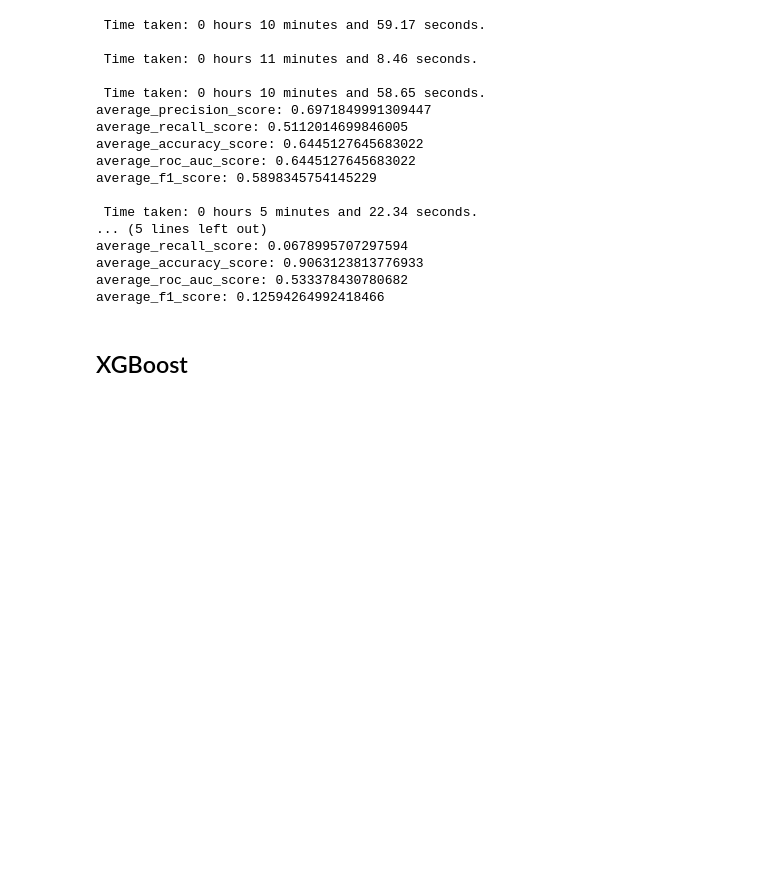
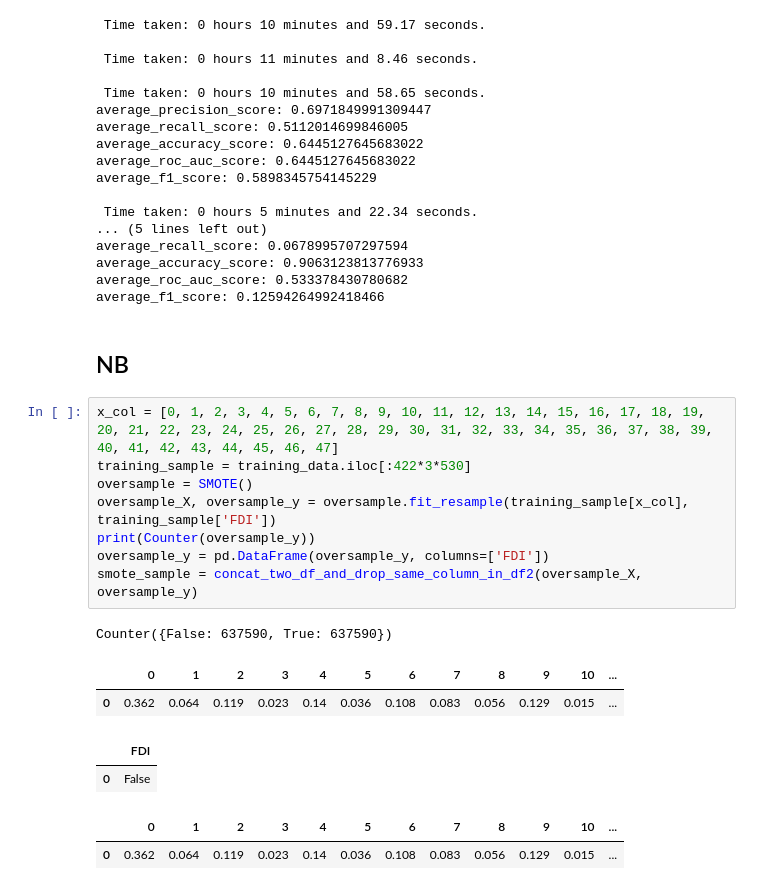
Before and after one commit to BOBO-LU/Non-Technical-Loss, a Jupyter notebook: main-training.ipynb, the cells around one changed output. Cells and saved outputs as stored; diff of their text form; blank space fills up the shorter version.

```diff
--- a/main-training.ipynb
+++ b/main-training.ipynb
@@ -542,4 +551,20 @@ average_accuracy_score: 0.9063123813776933
 average_roc_auc_score: 0.533378430780682
 average_f1_score: 0.12594264992418466
 # %% [markdown]
-## XGBoost
+## NB
+# %%
+x_col = [0, 1, 2, 3, 4, 5, 6, 7, 8, 9, 10, 11, 12, 13, 14, 15, 16, 17, 18, 19, 20, 21, 22, 23, 24, 25, 26, 27, 28, 29, 30, 31, 32, 33, 34, 35, 36, 37, 38, 39, 40, 41, 42, 43, 44, 45, 46, 47]
+training_sample = training_data.iloc[:422*3*530]
+oversample = SMOTE()
+oversample_X, oversample_y = oversample.fit_resample(training_sample[x_col], training_sample['FDI'])
+print(Counter(oversample_y))
+oversample_y = pd.DataFrame(oversample_y, columns=['FDI'])
+smote_sample = concat_two_df_and_drop_same_column_in_df2(oversample_X, oversample_y)
+# %% [output]
+Counter({False: 637590, True: 637590})
+|  | 0 | 1 | 2 | 3 | 4 | 5 | 6 | 7 | 8 | 9 | 10 | ... |
+| 0 | 0.362 | 0.064 | 0.119 | 0.023 | 0.14 | 0.036 | 0.108 | 0.083 | 0.056 | 0.129 | 0.015 | ... |
+|  | FDI |
+| 0 | False |
+|  | 0 | 1 | 2 | 3 | 4 | 5 | 6 | 7 | 8 | 9 | 10 | ... |
+| 0 | 0.362 | 0.064 | 0.119 | 0.023 | 0.14 | 0.036 | 0.108 | 0.083 | 0.056 | 0.129 | 0.015 | ... |
```
Also changed, not shown: parts of 18 cells of this notebook.
